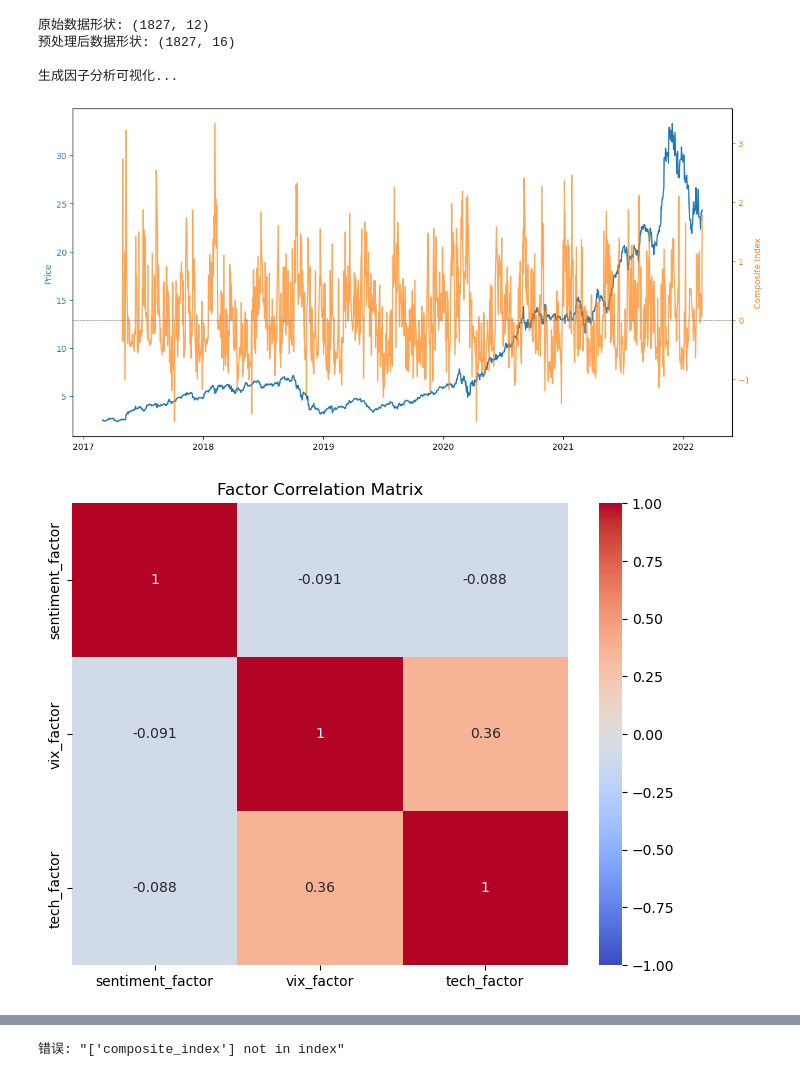
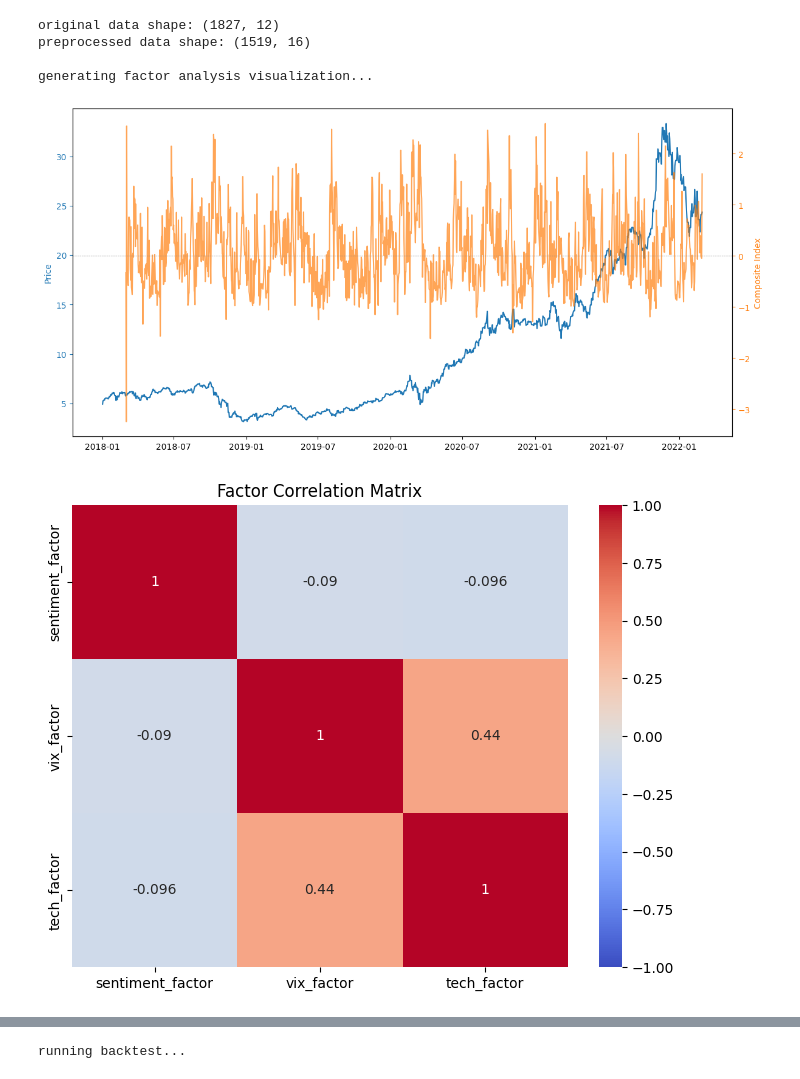
Before and after one commit to INdieCogneuro/IE684-TweetMiner_Market_Sentiment_Analysis, a Jupyter notebook: 5_Evaluation/4_trading_strategies.ipynb, the cells around one changed output, grey strips where cells are left out. Saved outputs shown, nothing was run; the diff lists cells and outputs as text; code cells hidden in the pictures.

Commit message:
Update trading strategy

```diff
--- a/5_Evaluation/4_trading_strategies.ipynb
+++ b/5_Evaluation/4_trading_strategies.ipynb
@@ -328,89 +326,93 @@ def enhanced_backtest_plots(returns, benchmark_returns):
 # %%
 def main():
     try:
-        # 1. 加载数据
+        # 1. read data
         df = pd.read_csv('factor_data.csv')
-        print("原始数据形状:", df.shape)
+        print("original data shape:", df.shape)
 
-        # 2. 预处理
+        # 2. preprocess
         df = preprocess_data(df)
-        print("预处理后数据形状:", df.shape)
+        print("preprocessed data shape:", df.shape)
 
-        # 3. 构建因子
+        # 3. build factors
         factors = build_enhanced_factors(df)
 
-        # 4. 综合指数
+        # 4. composite index
         factors['composite_index'] = build_composite_index(factors)
+        df['composite_index'] = factors['composite_index']
+        # 5. backtest preparation
+        backtest_data = df[['nvda_open', 'nvda_high', 'nvda_low', 'nvda_close', 'volatility_20', 'composite_index']].copy()
 
-        # ========== 调用可视化函数 ==========
-        print("\n生成因子分析可视化...")
-        # 因子与价格对比图
+
+        # ========== call visualization functions ==========
+        print("\ngenerating factor analysis visualization...")
+        # factor vs price comparison
         plot_factor_vs_price(factors, factors['composite_index'])
 
-        # 因子相关性热力图
+        # factor correlation heatmap
         plot_factor_correlation(factors)
 
-        # 因子分组收益
+        # factor group returns
         plot_factor_group_returns(factors)
 
-         # 5. 回测准备
-        backtest_data = df[['nvda_open', 'nvda_high', 'nvda_low', 'nvda_close',  # OHLC数据
+         # 5. backtest preparation
+        backtest_data = df[['nvda_open', 'nvda_high', 'nvda_low', 'nvda_close',  # OHLC data
         'volatility_20','composite_index' ]].copy()
-        backtest_data.columns = ['Open', 'High', 'Low', 'close', 'volatility_20',
+        backtest_data.columns = ['Open', 'High', 'Low', 'Close', 'volatility_20',
         'composite_index']
-        backtest_data['composite_index'] = factors['composite_index']  # 添加composite_index列
+        backtest_data['composite_index'] = factors['composite_index']  # add composite_index column
         backtest_data.dropna()
 
-        # 6. 运行回测
-        print("\n运行回测...")
+        # 6. run backtest
+        print("\nrunning backtest...")
         bt = Backtest(backtest_data, EnhancedCompositeStrategy, commission=0.0005, trade_on_close=True)
         results = bt.run()
         print(results)
 
-        # 标注交易信号
+        # mark trading signals
         factors['signal'] = 0
         if hasattr(results, '_trades') and results._trades is not None:
-            print(f"生成 {len(results._trades)} 笔交易")
+            print(f"generate {len(results._trades)} trades")
 
-            # 确保日期转换并标准化（去除时分秒）
+            # ensure date conversion and standardization (remove time)
             entry_dates = pd.to_datetime(results._trades['EntryTime']).dt.normalize()
             exit_dates = pd.to_datetime(results._trades['ExitTime']).dt.normalize()
 
-            # 转换为日期字符串格式以匹配索引
+            # convert to date string format to match index
             entry_dates = entry_dates.dt.strftime('%Y-%m-%d')
             exit_dates = exit_dates.dt.strftime('%Y-%m-%d')
 
             factors['signal'] = 0
             factors.loc[factors.index.strftime('%Y-%m-%d').isin(entry_dates), 'signal'] = 1
             factors.loc[factors.index.strftime('%Y-%m-%d').isin(exit_dates), 'signal'] = -1
         else:
             print("警告：没有生成任何交易")
 
-        # 带信号的因子价格图
+        # factor vs price with signals
         plot_factor_vs_price(factors, factors['composite_index'])
 
-        # 策略每日收益
-        equity_curve = results['_equity_curve']  # 注意这里是属性而不是字典
+        # Strategy Daily Returns
+        equity_curve = results['_equity_curve']
         returns = equity_curve['Equity'].pct_change().dropna()
 
-        # 基准每日收益
+        # benchmark daily returns
         benchmark_returns = df['nvda_close'].loc[returns.index].pct_change().dropna()
 
-        # 调用可视化函数
+        # call visualization function
         enhanced_backtest_plots(returns, benchmark_returns)
 
     except Exception as e:
-        print(f"错误: {str(e)}")
+        print(f"error: {str(e)}")
         import traceback
         traceback.print_exc()
 
 
 if __name__ == "__main__":
     main()
 # %% [output]
-原始数据形状: (1827, 12)
-预处理后数据形状: (1827, 16)
+original data shape: (1827, 12)
+preprocessed data shape: (1519, 16)
 
-生成因子分析可视化...
+generating factor analysis visualization...
-[figure, old version]
+[figure, new version]
-[figure, old version]
+[figure, new version]
@@ -418 +420 @@ if __name__ == "__main__":
-错误: "['composite_index'] not in index"
+running backtest...
```
Also changed, not shown: parts of 5 cells of this notebook.
